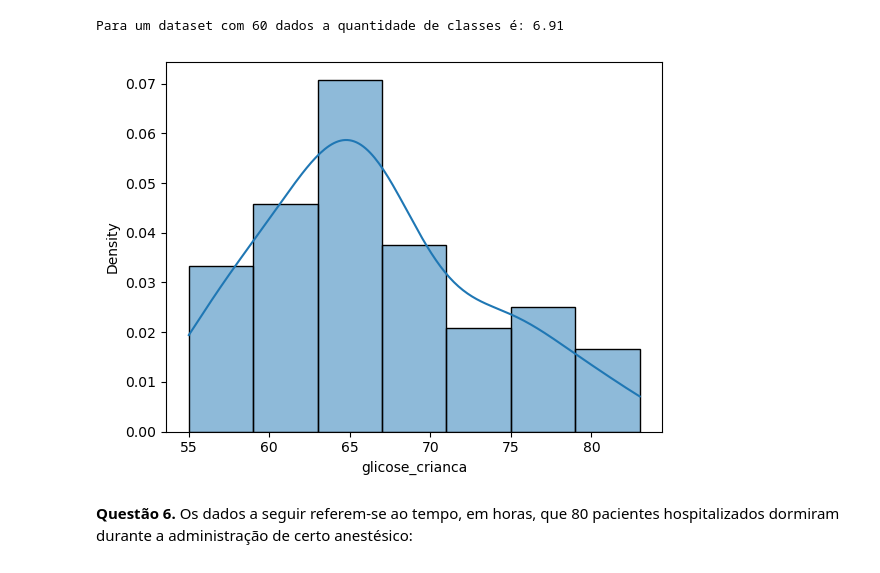
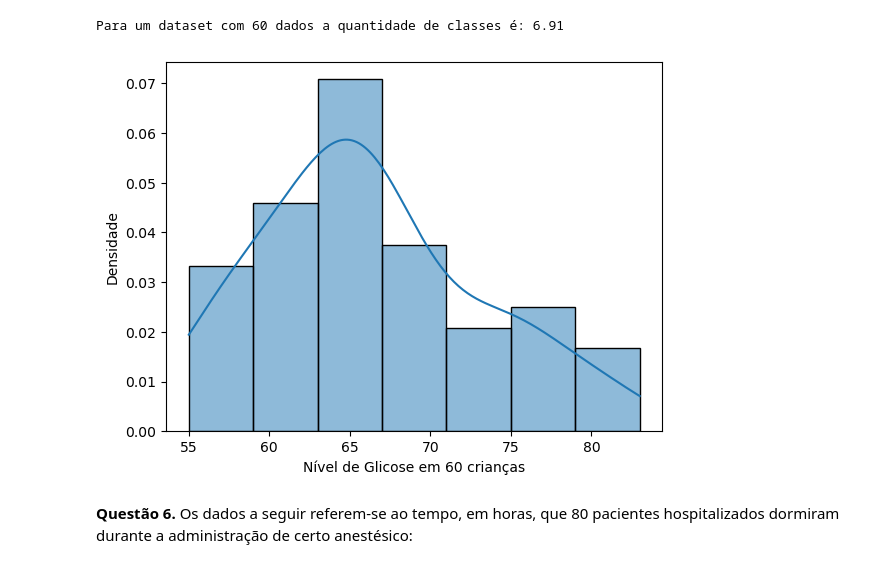
Before and after one commit to bernaRocha/graduacao_ENCE, a Jupyter notebook: 01_introducao_estatistica/04_lista_revisao.ipynb, the cells around one changed output. Saved outputs shown, nothing was run; the diff lists cells and outputs as text; code cells hidden in the pictures.

```diff
--- a/01_introducao_estatistica/04_lista_revisao.ipynb
+++ b/01_introducao_estatistica/04_lista_revisao.ipynb
@@ -191,8 +192,12 @@ print(f'Para um dataset com {n} dados a quantidade de classes é: {round(k, 2)}'
 Para um dataset com 60 dados a quantidade de classes é: 6.91
 # %%
 sns.histplot(data=df, x="glicose_crianca", kde=True, stat="density");
+
+plt.xlabel('Nível de Glicose em 60 crianças')
+plt.ylabel('Densidade')
+plt.show()
 # %% [output]
-[figure, old version]
+[figure, new version]
 # %% [markdown]
 <b>Questão 6. </b>Os dados a seguir referem-se ao tempo, em horas, que 80 pacientes hospitalizados
 dormiram durante a administração de certo anestésico:
```
Also changed, not shown: parts of 1 cell of this notebook.
